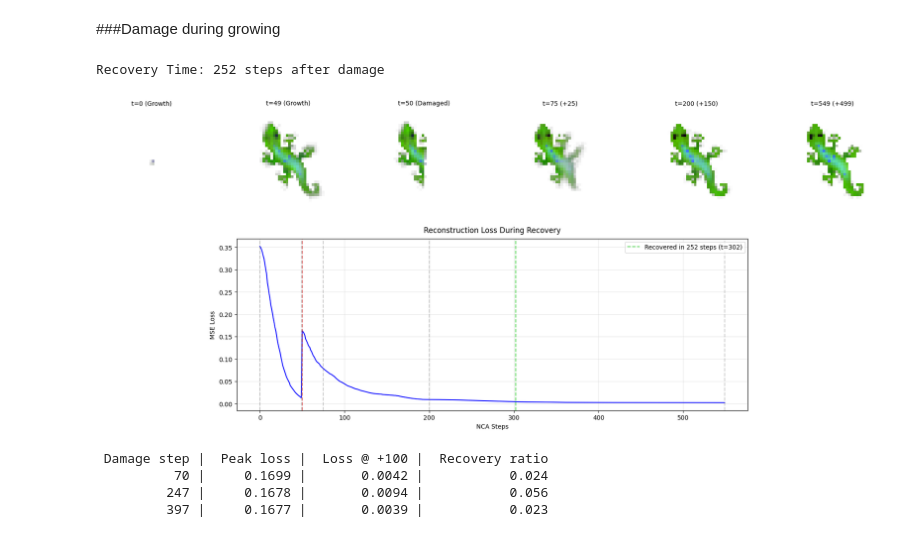
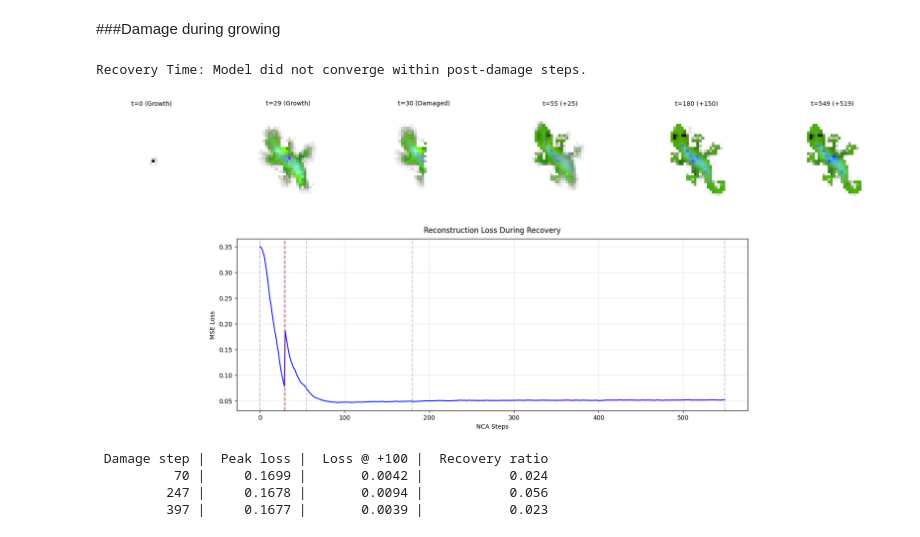
Before and after one commit to lshofsl/Thesis, a Jupyter notebook: NCA_baseline.ipynb, the cells around one changed output. Cells and saved outputs as stored; diff of their text form; code cells hidden in the pictures.

```diff
--- a/NCA_baseline.ipynb
+++ b/NCA_baseline.ipynb
@@ -269,7 +266,7 @@ del nca
 del optim
 # %%
 nca = NCA(CHANNELS,hidden_n=HIDDEN_SIZE)
-nca.load_state_dict(torch.load("Trained_models/Gene/NCA.pth"))
+nca.load_state_dict(torch.load("Trained_models/Gene/NCA_baseline.pth"))
 nca.to(DEVICE).eval()
 # %% [output]
 NCA(
@@ -308,6 +305,17 @@ def find_convergence_step(sequence, patience=15, delta_tol=1e-4, target_val=0.00
             return i - patience + 1
 
     return None
+
+
+def loss_metric(x, base):
+  live_mask = (base[:, 3:4] > 0.1).float()
+  active_nca_mask = (x[:, 3:4] > 0.1).float()
+  union_mask = torch.max(live_mask, active_nca_mask)
+
+  diff = (x[:, :4] - base) * union_mask
+
+  l = (diff.pow(2).sum() / (union_mask.sum() * 4 + 1e-8)).item()
+  return l
 # %%
 ## Growing the morphology
 def visualize_growth(nca, seed, steps_to_show=[5, 20, 50, 100, 200, 1000]):
@@ -488,9 +494,6 @@ def visualize_regeneration( nca, seed, base_target, damage="right_half", total_s
   x = ( torch.from_numpy(seed[None, ...]).to(DEVICE) if isinstance(seed, np.ndarray)
       else seed.clone().to(DEVICE))
 
-  # Target grid live mask for loss calculation
-  live_mask = (base[:, 3:4] > 0.1).float()
-
   loss_recovery = []
   frames = []
   frame_titles = []
@@ -512,9 +515,8 @@ def visualize_regeneration( nca, seed, base_target, damage="right_half", total_s
 
       x = nca(x)
 
-      diff = (x[:, :4] - base_target) * live_mask
-      l = (diff.pow(2).sum() / (live_mask.sum() * 4 + 1e-8)).item()
-      loss_recovery.append(l)
+      loss = loss_metric(x, base)
+      loss_recovery.append(loss)
 
       if t in capture_steps:
         frame_img = x[0, :4].permute(1, 2, 0).cpu().clip(0, 1).numpy()
@@ -699,10 +697,10 @@ results_df
 # %% [markdown]
 ###Damage during growing
 # %%
-visualize_regeneration( nca, seed, base, damage="right_half", total_steps=550, damage_step=50)
+visualize_regeneration( nca, seed, base, damage="right_half", total_steps=550, damage_step=30)
 # %% [output]
-Recovery Time: 252 steps after damage
+Recovery Time: Model did not converge within post-damage steps.
-[figure, old version]
+[figure, new version]
 # %%
 #Repeated damage, First we try with circle mask which is the lowest damage
 
```
Also changed, not shown: parts of 9 cells of this notebook.
